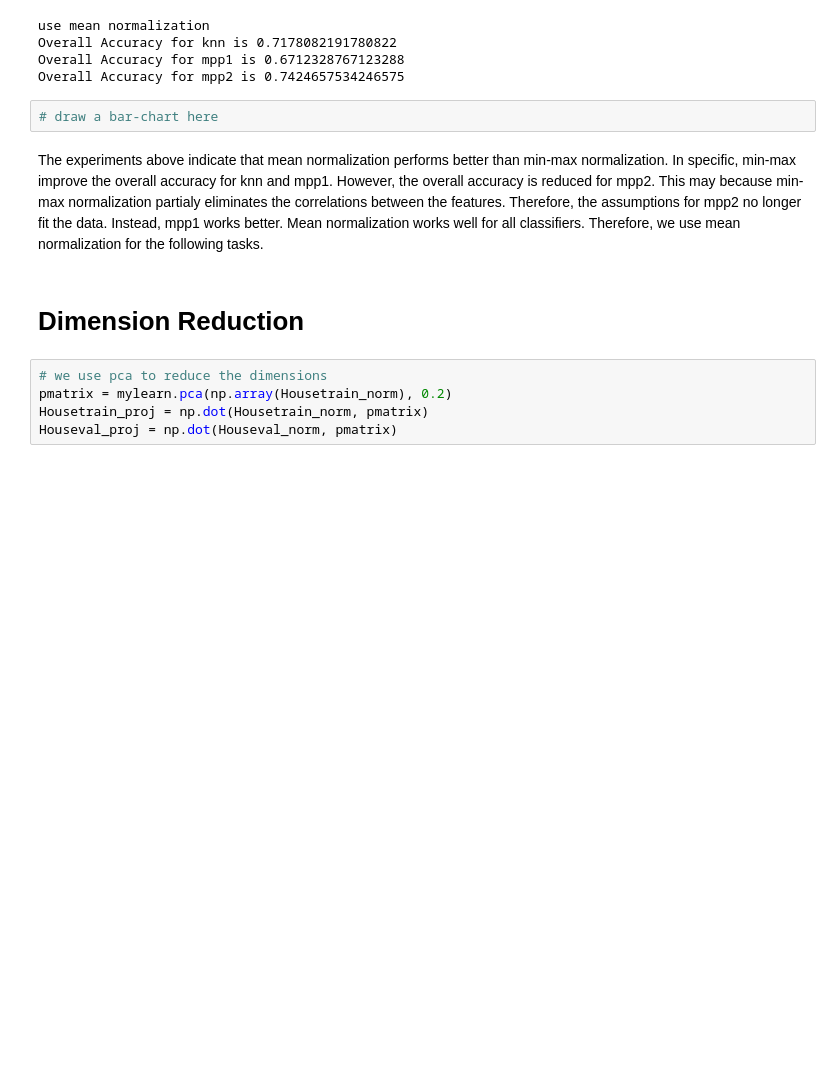
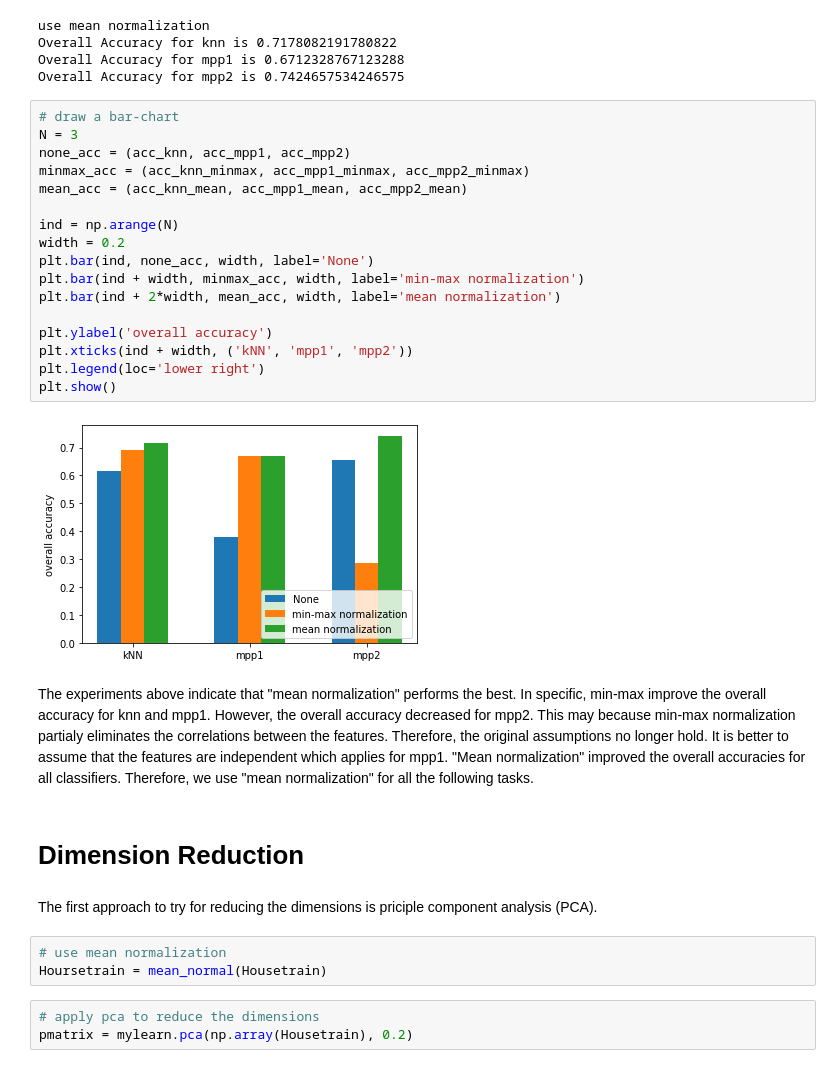
Before and after one commit to mattskier/COSC-522-Group-2, a Jupyter notebook: final - Group 2.ipynb, the cells around one changed output. Drawn from its saved outputs; the diff is of its cells as text; blank space fills up the shorter version.

Commit message:
update
update compare figure

```diff
--- a/final - Group 2.ipynb
+++ b/final - Group 2.ipynb
@@ -426,14 +426,34 @@ use mean normalization
 Overall Accuracy for knn is 0.7178082191780822
 Overall Accuracy for mpp1 is 0.6712328767123288
 Overall Accuracy for mpp2 is 0.7424657534246575
-# %%
-# draw a bar-chart here
+# %%
+# draw a bar-chart
+N = 3
+none_acc = (acc_knn, acc_mpp1, acc_mpp2)
+minmax_acc = (acc_knn_minmax, acc_mpp1_minmax, acc_mpp2_minmax)
+mean_acc = (acc_knn_mean, acc_mpp1_mean, acc_mpp2_mean)
+
+ind = np.arange(N)
+width = 0.2
+plt.bar(ind, none_acc, width, label='None')
+plt.bar(ind + width, minmax_acc, width, label='min-max normalization')
+plt.bar(ind + 2*width, mean_acc, width, label='mean normalization')
+
+plt.ylabel('overall accuracy')
+plt.xticks(ind + width, ('kNN', 'mpp1', 'mpp2'))
+plt.legend(loc='lower right')
+plt.show()
+# %% [output]
+[figure, added]
 # %% [markdown]
-The experiments above indicate that mean normalization performs better than min-max normalization. In specific, min-max improve the overall accuracy for knn and mpp1. However, the overall accuracy is reduced for mpp2. This may because min-max normalization partialy eliminates the correlations between the features. Therefore, the assumptions for mpp2 no longer fit the data. Instead, mpp1 works better. Mean normalization works well for all classifiers. Therefore, we use mean normalization for the following tasks.
+The experiments above indicate that "mean normalization" performs the best. In specific, min-max improve the overall accuracy for knn and mpp1. However, the overall accuracy decreased for mpp2. This may because min-max normalization partialy eliminates the correlations between the features. Therefore, the original assumptions no longer hold. It is better to assume that the features are independent which applies for mpp1. "Mean normalization" improved the overall accuracies for all classifiers. Therefore, we use "mean normalization" for all the following tasks.
 # %% [markdown]
 # Dimension Reduction
+# %% [markdown]
+The first approach to try for reducing the dimensions is priciple component analysis (PCA).
+# %%
+# use mean normalization
+Hoursetrain = mean_normal(Housetrain)
 # %%
-# we use pca to reduce the dimensions
-pmatrix = mylearn.pca(np.array(Housetrain_norm), 0.2)
-Housetrain_proj = np.dot(Housetrain_norm, pmatrix)
-Houseval_proj = np.dot(Houseval_norm, pmatrix)
+# apply pca to reduce the dimensions
+pmatrix = mylearn.pca(np.array(Housetrain), 0.2)
```
Also changed, not shown: parts of 5 cells of this notebook.
